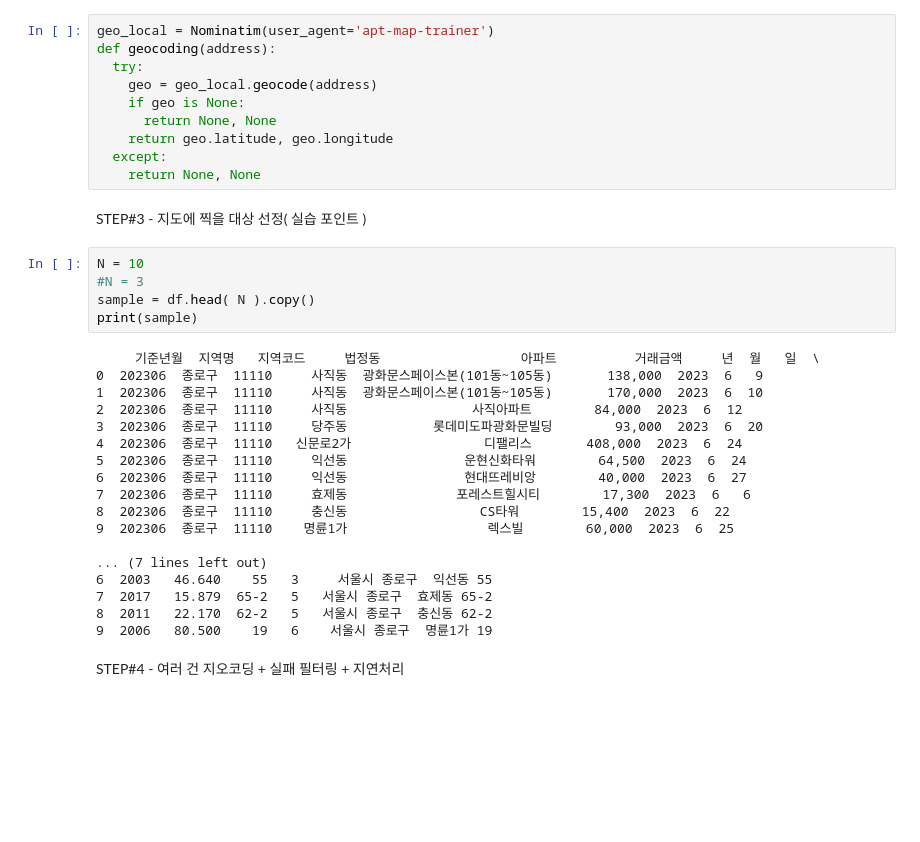
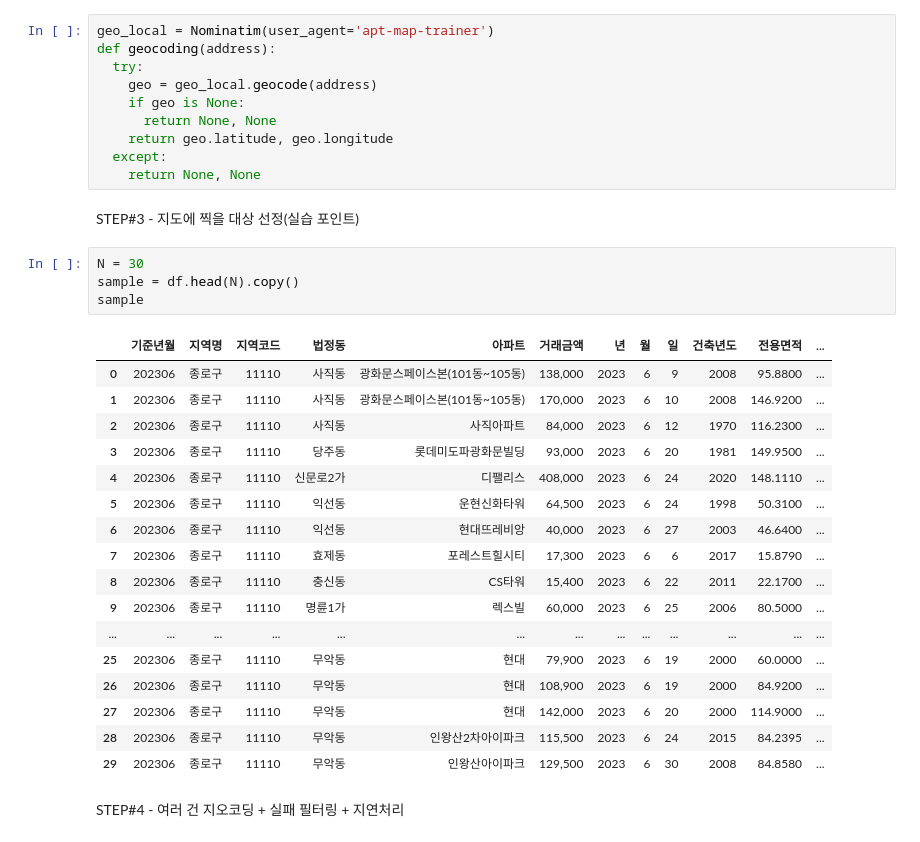
Before and after one commit to piyonoky-maker/python, a Jupyter notebook: 15판다스/지도/아파트-멀티마커.ipynb, the cells around one changed output. Cells and saved outputs as stored; diff of their text form; blank space fills up the shorter version.

```diff
--- a/15판다스/지도/아파트-멀티마커.ipynb
+++ b/15판다스/지도/아파트-멀티마커.ipynb
@@ -93,30 +74,29 @@ def geocoding(address):
   except:
     return None, None
 # %% [markdown]
-STEP#3 - 지도에 찍을 대상 선정( 실습 포인트 )
+STEP#3 - 지도에 찍을 대상 선정(실습 포인트)
 # %%
-N = 10
-#N = 3
-sample = df.head( N ).copy()
-print(sample)
+N = 30
+sample = df.head(N).copy()
+sample
 # %% [output]
-     기준년월  지역명   지역코드     법정동                  아파트          거래금액     년  월   일  \
-0  202306  종로구  11110     사직동  광화문스페이스본(101동~105동)       138,000  2023  6   9
-1  202306  종로구  11110     사직동  광화문스페이스본(101동~105동)       170,000  2023  6  10
-2  202306  종로구  11110     사직동                사직아파트        84,000  2023  6  12
-3  202306  종로구  11110     당주동           롯데미도파광화문빌딩        93,000  2023  6  20
-4  202306  종로구  11110   신문로2가                 디팰리스       408,000  2023  6  24
-5  202306  종로구  11110     익선동               운현신화타워        64,500  2023  6  24
-6  202306  종로구  11110     익선동               현대뜨레비앙        40,000  2023  6  27
-7  202306  종로구  11110     효제동              포레스트힐시티        17,300  2023  6   6
-8  202306  종로구  11110     충신동                 CS타워        15,400  2023  6  22
-9  202306  종로구  11110    명륜1가                  렉스빌        60,000  2023  6  25
-
-... (7 lines left out)
-6  2003   46.640    55   3     서울시 종로구  익선동 55
-7  2017   15.879  65-2   5   서울시 종로구  효제동 65-2
-8  2011   22.170  62-2   5   서울시 종로구  충신동 62-2
-9  2006   80.500    19   6    서울시 종로구  명륜1가 19
+|  | 기준년월 | 지역명 | 지역코드 | 법정동 | 아파트 | 거래금액 | 년 | 월 | 일 | 건축년도 | 전용면적 | ... |
+| 0 | 202306 | 종로구 | 11110 | 사직동 | 광화문스페이스본(101동~105동) | 138,000 | 2023 | 6 | 9 | 2008 | 95.8800 | ... |
+| 1 | 202306 | 종로구 | 11110 | 사직동 | 광화문스페이스본(101동~105동) | 170,000 | 2023 | 6 | 10 | 2008 | 146.9200 | ... |
+| 2 | 202306 | 종로구 | 11110 | 사직동 | 사직아파트 | 84,000 | 2023 | 6 | 12 | 1970 | 116.2300 | ... |
+| 3 | 202306 | 종로구 | 11110 | 당주동 | 롯데미도파광화문빌딩 | 93,000 | 2023 | 6 | 20 | 1981 | 149.9500 | ... |
+| 4 | 202306 | 종로구 | 11110 | 신문로2가 | 디팰리스 | 408,000 | 2023 | 6 | 24 | 2020 | 148.1110 | ... |
+| 5 | 202306 | 종로구 | 11110 | 익선동 | 운현신화타워 | 64,500 | 2023 | 6 | 24 | 1998 | 50.3100 | ... |
+| 6 | 202306 | 종로구 | 11110 | 익선동 | 현대뜨레비앙 | 40,000 | 2023 | 6 | 27 | 2003 | 46.6400 | ... |
+| 7 | 202306 | 종로구 | 11110 | 효제동 | 포레스트힐시티 | 17,300 | 2023 | 6 | 6 | 2017 | 15.8790 | ... |
+| 8 | 202306 | 종로구 | 11110 | 충신동 | CS타워 | 15,400 | 2023 | 6 | 22 | 2011 | 22.1700 | ... |
+| 9 | 202306 | 종로구 | 11110 | 명륜1가 | 렉스빌 | 60,000 | 2023 | 6 | 25 | 2006 | 80.5000 | ... |
+| ... | ... | ... | ... | ... | ... | ... | ... | ... | ... | ... | ... | ... |
+| 25 | 202306 | 종로구 | 11110 | 무악동 | 현대 | 79,900 | 2023 | 6 | 19 | 2000 | 60.0000 | ... |
+| 26 | 202306 | 종로구 | 11110 | 무악동 | 현대 | 108,900 | 2023 | 6 | 19 | 2000 | 84.9200 | ... |
+| 27 | 202306 | 종로구 | 11110 | 무악동 | 현대 | 142,000 | 2023 | 6 | 20 | 2000 | 114.9000 | ... |
+| 28 | 202306 | 종로구 | 11110 | 무악동 | 인왕산2차아이파크 | 115,500 | 2023 | 6 | 24 | 2015 | 84.2395 | ... |
+| 29 | 202306 | 종로구 | 11110 | 무악동 | 인왕산아이파크 | 129,500 | 2023 | 6 | 30 | 2008 | 84.8580 | ... |
 # %% [markdown]
 STEP#4 - 여러 건 지오코딩 + 실패 필터링 + 지연처리
 # %%
```
Also changed, not shown: parts of 10 cells of this notebook, 1 other file.
